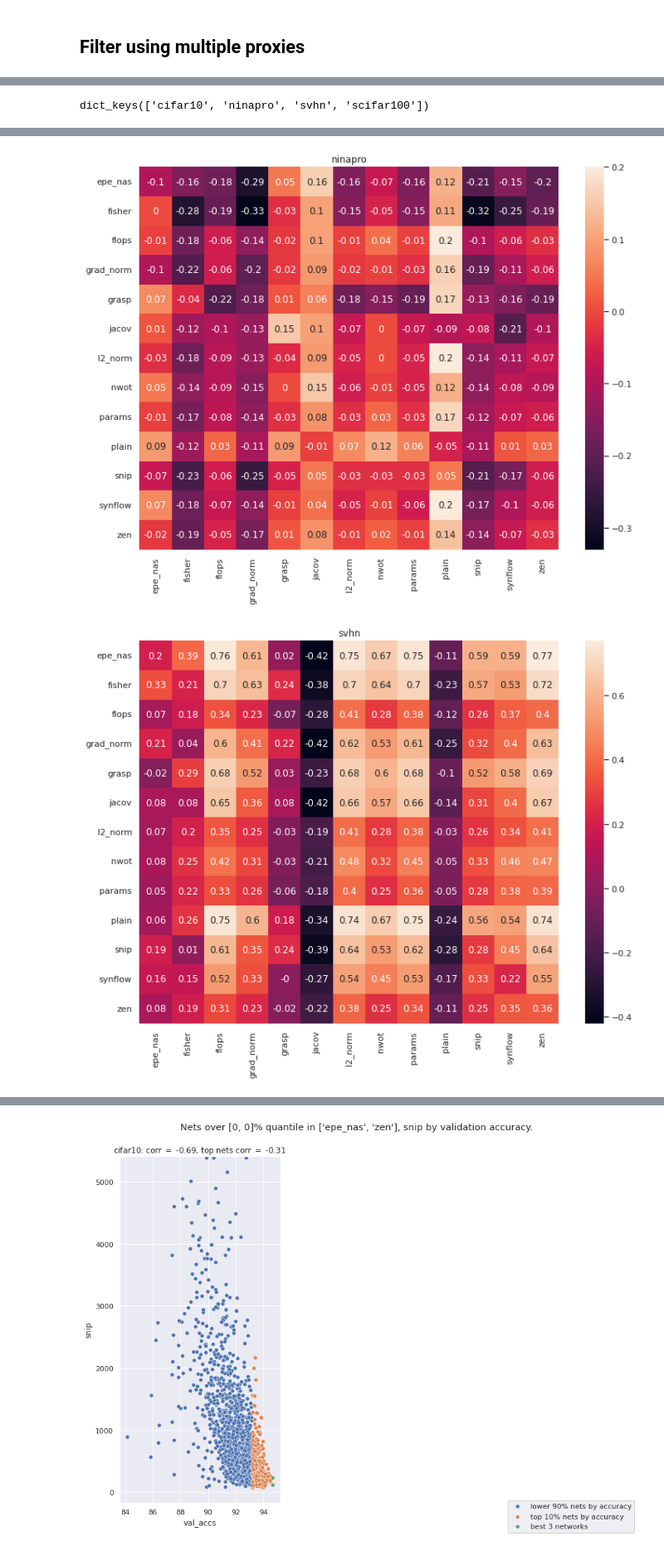
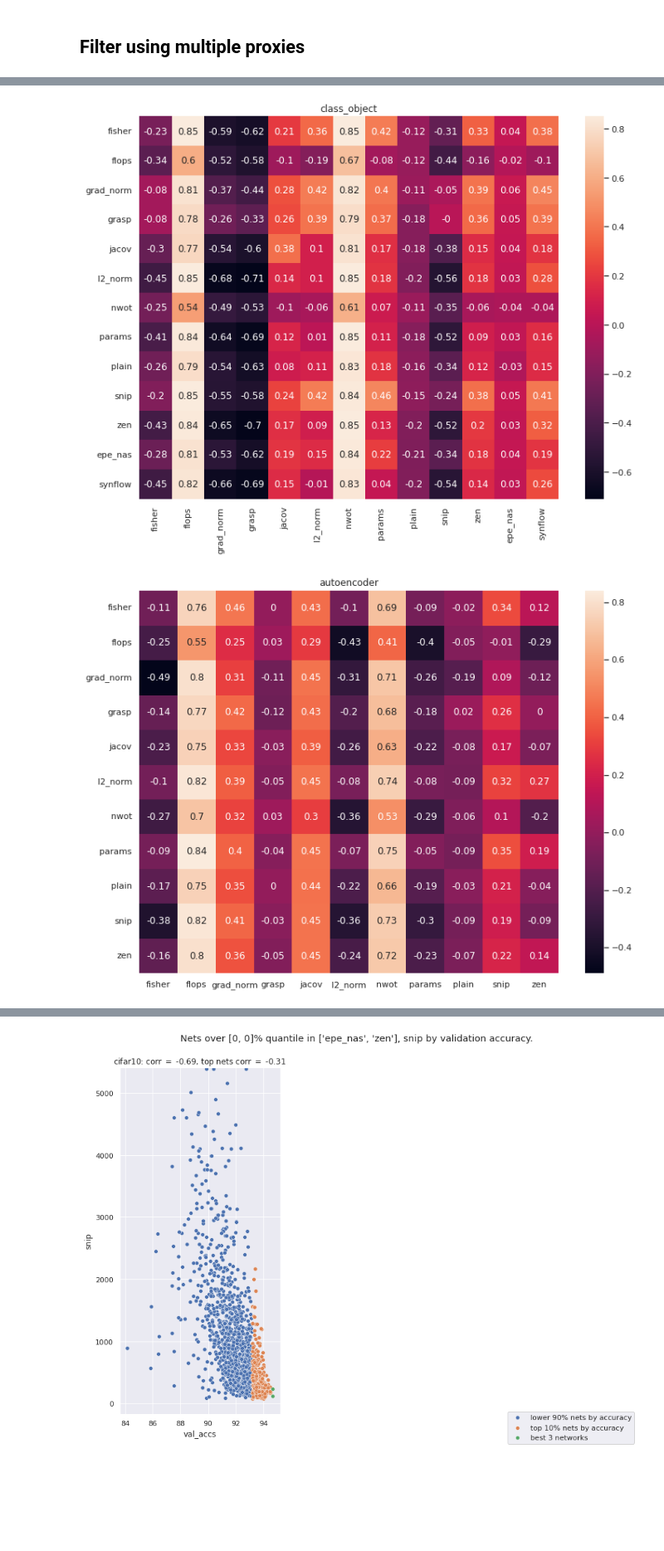
Before and after one commit to gabikadlecova/zc_combine, a Jupyter notebook: analyze_zc_results.ipynb, the cells around one changed output, grey strips where cells are left out. Shown at 83% size. Cells and saved outputs as stored; diff of their text form; code cells hidden in the pictures; blank space fills up the shorter version.

```diff
--- a/analyze_zc_results.ipynb
+++ b/analyze_zc_results.ipynb
@@ -55,6 +47,7 @@ naslib_path = '../zero_cost/NASLib'
 # Transbench101 macro
 # %%
 #what = 'zc_transbench101_micro'
-what = 'zc_nasbench301'
+what = 'zc_transbench101_macro'
 
 zc_transbench101_macro = load_search_space(naslib_path, what)
+dfs = parse_scores(zc_transbench101_macro)
@@ -171,19 +141,13 @@ plot_filtered(dfs, ['grasp', 'params'], 'nwot', mode='i', quantile=0.5)
-# %%
-from zc_combine.ensemble.eval import eval_combined_proxies
-
-some_key = next(iter(dfs.keys()))
-proxies = [c for c in dfs[some_key].columns if c not in ['net', 'val_accs']]
-inds, tau_scores = eval_combined_proxies(dfs, proxies, key='corr', zc_quantile=0.5)
-# %%
-tau_scores.keys()
-# %% [output]
-dict_keys(['cifar10', 'ninapro', 'svhn', 'scifar100'])
 # %%
-names = [inds[i] for i in range(len(inds))]
+from zc_combine.ensemble.eval import eval_combined_proxies
 
-for k, v in tau_scores.items():
+
+for task, val in dfs.items():
+  inds, tau_scores = eval_combined_proxies(val, key='corr', zc_quantile=0.5)
+  names = [inds[i] for i in range(len(inds))]
+
   plt.figure(figsize=(12,9))
-  plt.title(k)
-  sns.heatmap(tau_scores[k], annot=True, xticklabels=names, yticklabels=names)
+  plt.title(task)
+  sns.heatmap(tau_scores, annot=True, xticklabels=names, yticklabels=names)
   plt.show()
 # %% [output]
@@ -191,2 +155,2 @@ for k, v in tau_scores.items():
-[figure, old version]
+[figure, new version]
-[figure, old version]
+[figure, new version]
```
Also changed, not shown: parts of 42 cells of this notebook, 1 other file.
